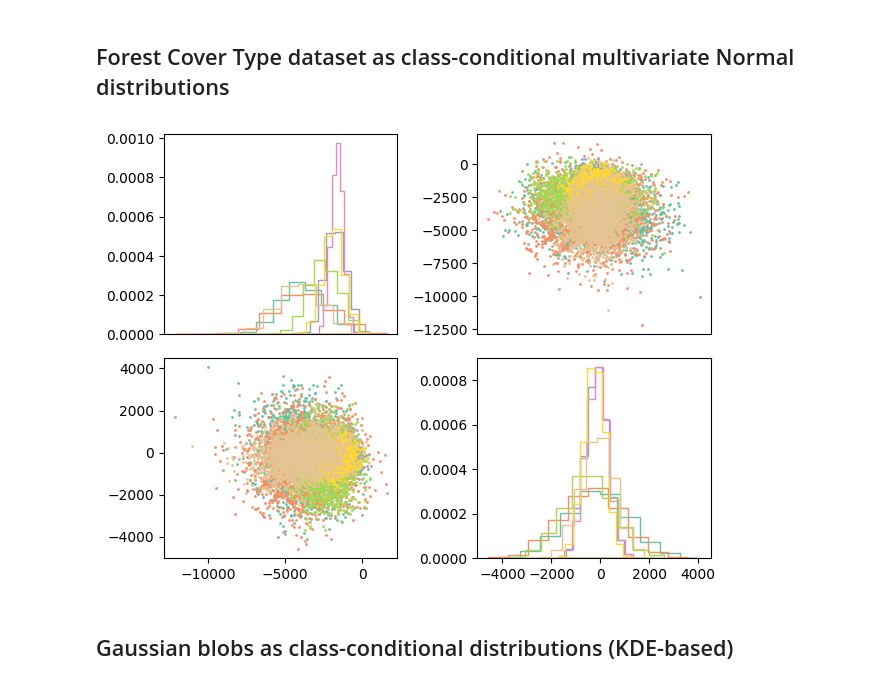
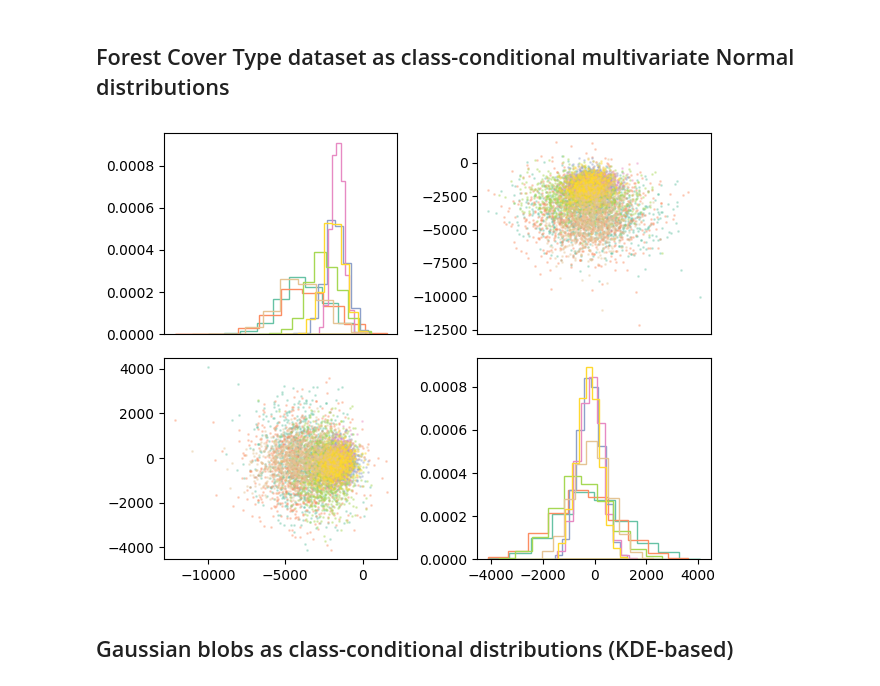
Before and after one commit to UniStuttgart-VISUS/uadapy, a Jupyter notebook: examples/datasets.ipynb, the cells around one changed output. Saved outputs shown, nothing was run; the diff lists cells and outputs as text; code cells hidden in the pictures.

```diff
--- a/examples/datasets.ipynb
+++ b/examples/datasets.ipynb
@@ -32,8 +32,7 @@ fig, axs = plot_contour_bands(distribs_lo, show_plot=True)
 # %% [markdown]
 ## Student grade dataset, sampled and then KDE fitted
 # %%
-import numpy as np
-distribs_hi = data.load_student_grades(n_samples_per_student=1000, random_state=np.random.default_rng(42))
+distribs_hi, labels = data.load_student_grades(tol=0.1)
 fig, axs = plot_contour_samples_nd(distribs_hi, n_samples=100, n_samples_kde=1000)
 fig.set_size_inches(10,10)
 fig;
@@ -94,9 +93,9 @@ fig, axs = plot_samples_nd(distribs_lo, n_samples=2000, point_size=1, show_plot=
 # %%
 distribs_hi = data.fetch_covtype_distributions_normal()
 distribs_lo = uapca(distribs_hi, n_dims=2)
-fig, axs = plot_samples_nd(distribs_lo, n_samples=2000, point_size=1, show_plot=True)
+fig, axs = plot_samples_nd(distribs_lo, n_samples=1000, point_size=1, alpha=.3, show_plot=True)
 # %% [output]
-[figure, old version]
+[figure, new version]
 # %% [markdown]
 ## Gaussian blobs as class-conditional distributions (KDE-based)
 # %%
```
Also changed, not shown: parts of 2 cells of this notebook, 2 other files.
